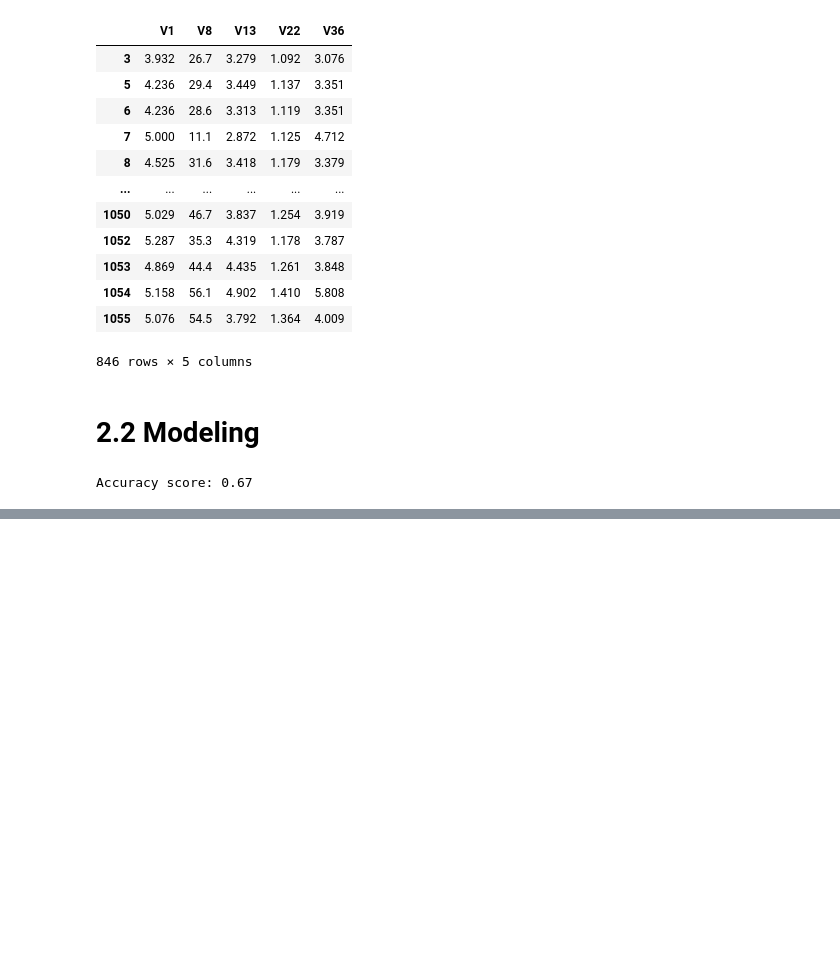
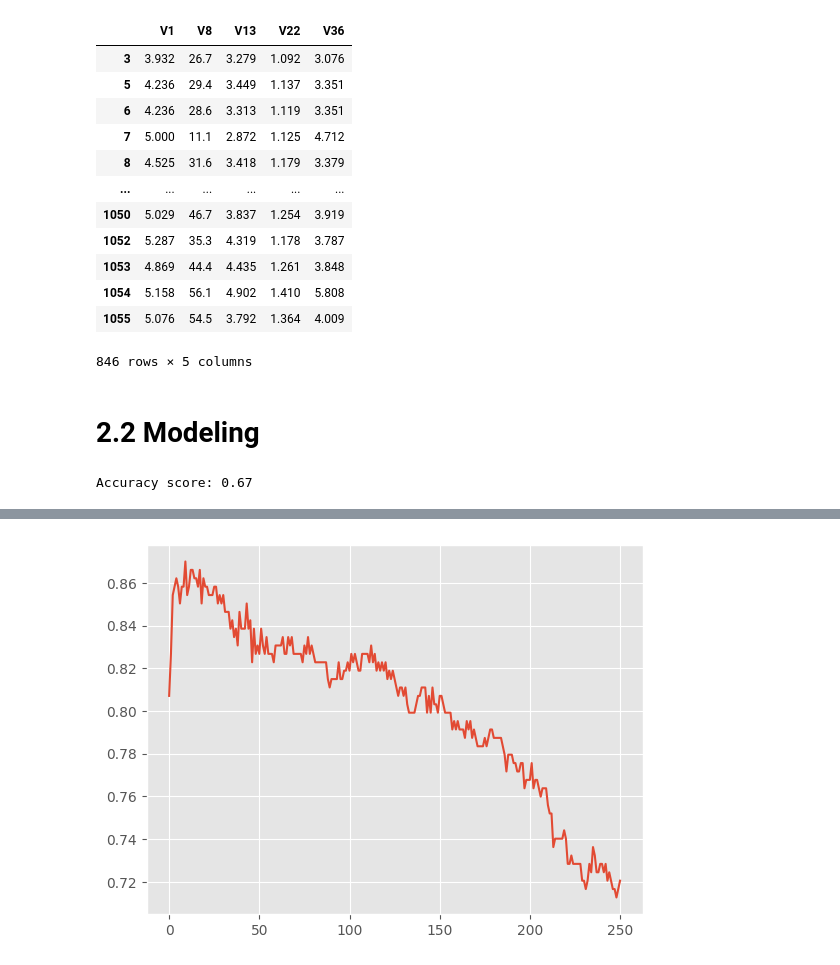
Before and after one commit to TheLukaDragar/IS2, a Jupyter notebook: assigment2.ipynb, the cells around one changed output, grey strips where cells are left out. Saved outputs shown, nothing was run; the diff lists cells and outputs as text; code cells hidden in the pictures; blank space fills up the shorter version.

```diff
--- a/assigment2.ipynb
+++ b/assigment2.ipynb
@@ -406,3 +445,20 @@ Y_all_features = df_train['Class']
 
 X_only_best_features = df_train[features]
 Y_only_best_features = df_train['Class']
+# %%
+# Upsample minority class
+from sklearn.utils import resample
+df_minority = df_train[df_train.Class==1]
+n_samples = df_train.Class.value_counts()[0]
+df_minority_upsampled = resample(df_minority,
+                                 replace=True,     # sample with replacement
+                                 n_samples=n_samples,   # to match majority class
+                                 random_state=123) # reproducible results
+
+# Combine majority class with upsampled minority class
+df_upsampled = pd.concat([df_train[df_train.Class==0], df_minority_upsampled])
+#check the new class distribution
+df_upsampled.Class.value_counts()
+
+X_upsampled = df_upsampled.drop('Class', axis=1)
+Y_upsampled = df_upsampled['Class']
@@ -537,7 +609,20 @@ X_only_best_train, X_only_best_test, Y_only_best_train, Y_only_best_test = train
 
 X_all_train, X_all_test, Y_all_train, Y_all_test = train_test_split(X_all_features, Y_all_features, test_size = 0.3, random_state = 100)
 
+X_upsampled_train, X_upsampled_test, Y_upsampled_train, Y_upsampled_test = train_test_split(X_upsampled, Y_upsampled, test_size = 0.3, random_state = 100)
 # Best k for knn on all features
+
+#scale the data
+from sklearn.preprocessing import StandardScaler
+scaler = StandardScaler()
+X_all_train = scaler.fit_transform(X_all_train)
+X_all_test = scaler.transform(X_all_test)
+
+#scale the data
+
+X_upsampled_train = scaler.fit_transform(X_upsampled_train)
+X_upsampled_test = scaler.transform(X_upsampled_test)
+
 
 knn_results = []
 max_knn =[]
@@ -556,7 +641,31 @@ for i in range(251):
             max_knn[0] = knn_score
 
 
-print("Knn best k: " + str(max_knn[0]) + ' ' + str(max_knn[1]))
+print("Knn best k: " + str(max_knn[0]) + ' ' + str(max_knn[1]+1))
+
+x_axis = range(len(knn_results))
+
+plt.plot(x_axis,knn_results)
+plt.show()
+
+knn_results = []
+max_knn2 =[]
+max_knn2.append(0)
+for i in range(251):
+    classifier = KNeighborsClassifier(n_neighbors = i+1)
+    classifier.fit(X_upsampled_train,Y_upsampled_train)
+    knn_score = classifier.score(X_upsampled_test,Y_upsampled_test)
+    knn_results.append(knn_score)
+    if(knn_score>max_knn2[0]):
+        if(len(max_knn2) < 2):
+            max_knn2.append(i)
+            max_knn2[0] = knn_score
+        else:
+            max_knn2[1] = i
+            max_knn2[0] = knn_score
+
+
+print("Knn best k upsampled: " + str(max_knn2[0]) + ' ' + str(max_knn2[1]+1))
 
 x_axis = range(len(knn_results))
 
@@ -580,7 +689,30 @@ for i in range(251):
             max_boost[1] = i
             max_boost[0] = score
 
-print("Adaboost best num of estimators: " +str(max_boost[0]) + ' ' + str(max_boost[1]))
+print("Adaboost best num of estimators: " +str(max_boost[0]) + ' ' + str(max_boost[1]+1))
 
 plt.plot(x_axis,boost_results)
 plt.show()
+
+
+
+boost_results = []
+max_boost2= []
+max_boost2.append(0)
+for i in range(251):
+    adaboost = AdaBoostClassifier(n_estimators = i+1, learning_rate = 0.2).fit(X_upsampled_train, Y_upsampled_train)
+    score = adaboost.score(X_upsampled_test, Y_upsampled_test)
+    boost_results.append(score)
+    if(score>max_boost2[0]):
+        if(len(max_boost2) < 2):
+            max_boost2.append(i)
+            max_boost2[0] = score
+        else:
+            max_boost2[1] = i
+            max_boost2[0] = score
+
+print("Adaboost best num of estimators upsampled: " +str(max_boost2[0]) + ' ' + str(max_boost2[1]+1))
+
+plt.plot(x_axis,boost_results)
+plt.show()
+# %% [output]
@@ -586,0 +720 @@ plt.show()
+[figure, added]
```
Also changed, not shown: parts of 7 cells of this notebook.
